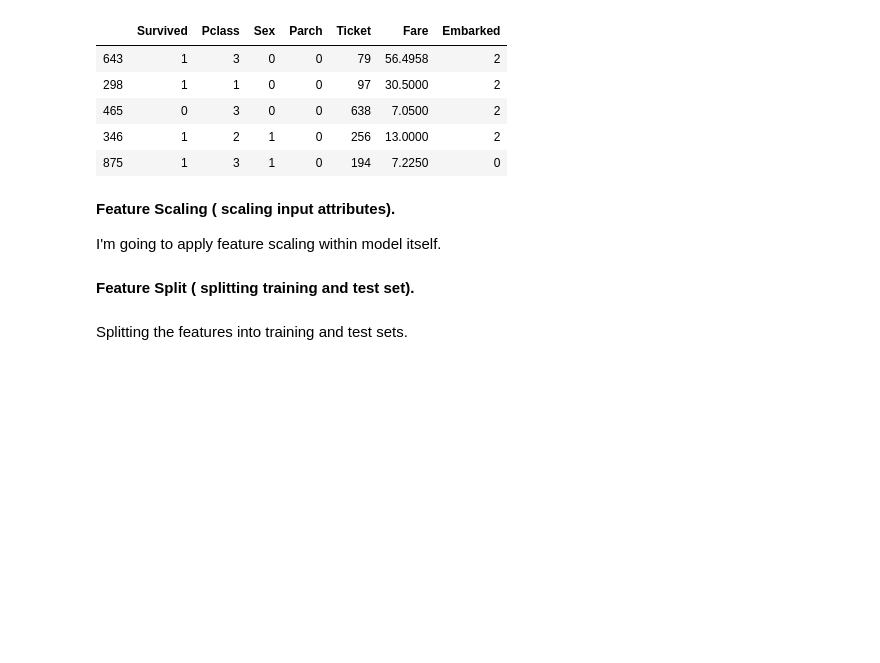
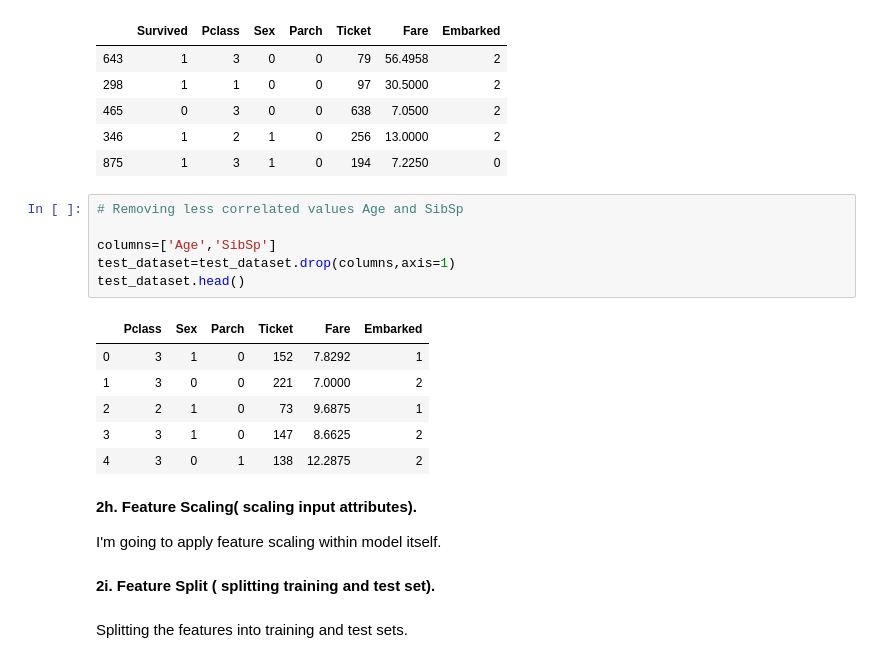
Before and after one commit to arunkumar2525/Titanic_Predictions, a Jupyter notebook: Titanic Classifier and Neural Networks.ipynb, the cells around one changed output. Drawn from its saved outputs; the diff is of its cells as text; blank space fills up the shorter version.

```diff
--- a/Titanic Classifier and Neural Networks.ipynb
+++ b/Titanic Classifier and Neural Networks.ipynb
@@ -1061,12 +1124,25 @@ balanced_train_dataset.head()
 | 465 | 0 | 3 | 0 | 0 | 638 | 7.0500 | 2 |
 | 346 | 1 | 2 | 1 | 0 | 256 | 13.0000 | 2 |
 | 875 | 1 | 3 | 1 | 0 | 194 | 7.2250 | 0 |
+# %%
+# Removing less correlated values Age and SibSp
+
+columns=['Age','SibSp']
+test_dataset=test_dataset.drop(columns,axis=1)
+test_dataset.head()
+# %% [output]
+|  | Pclass | Sex | Parch | Ticket | Fare | Embarked |
+| 0 | 3 | 1 | 0 | 152 | 7.8292 | 1 |
+| 1 | 3 | 0 | 0 | 221 | 7.0000 | 2 |
+| 2 | 2 | 1 | 0 | 73 | 9.6875 | 1 |
+| 3 | 3 | 1 | 0 | 147 | 8.6625 | 2 |
+| 4 | 3 | 0 | 1 | 138 | 12.2875 | 2 |
 # %% [markdown]
-**Feature Scaling ( scaling input attributes).**
+**2h. Feature Scaling( scaling input attributes).**
 
 I'm going to apply feature scaling within model itself.
 # %% [markdown]
-**Feature Split ( splitting training and test set).**
+**2i. Feature Split ( splitting training and test set).**
 # %% [markdown]
 Splitting the features into training and test sets.
 # %% [markdown]
```
Also changed, not shown: parts of 84 cells of this notebook, 2 other files.
